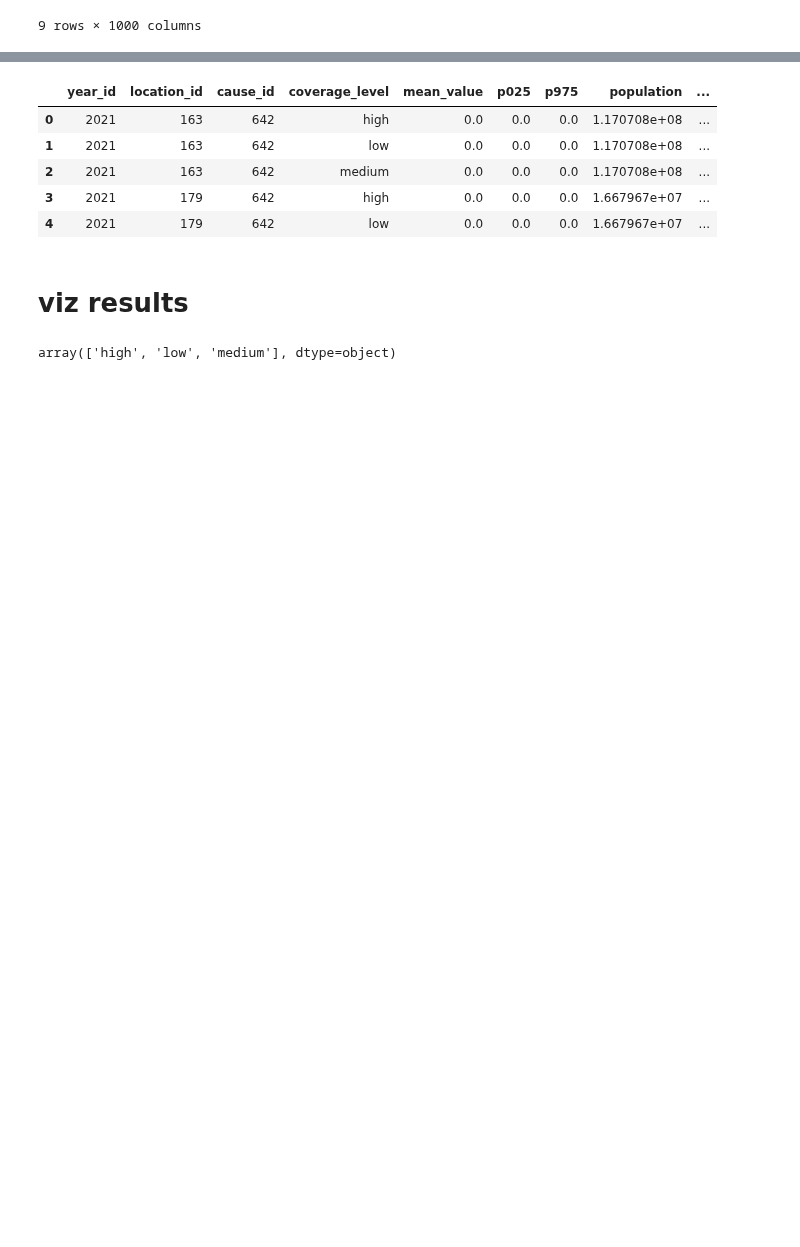
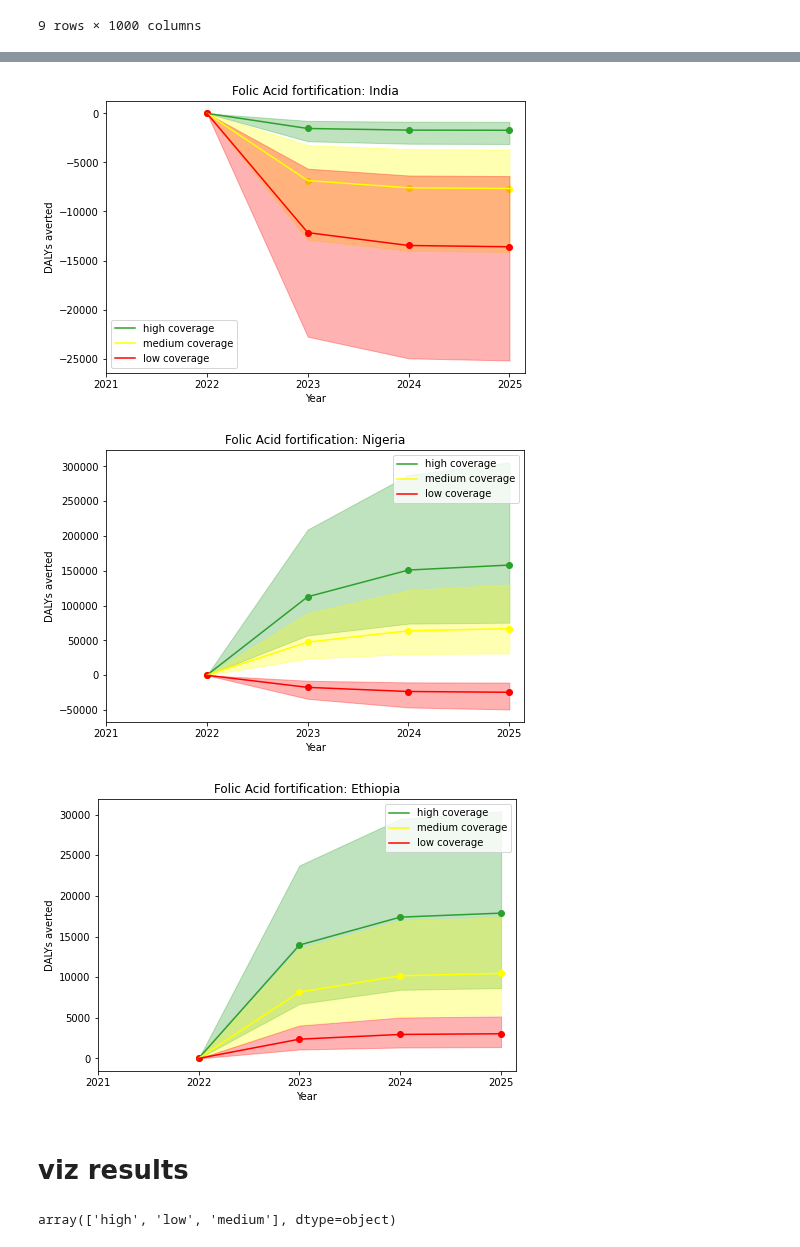
Before and after one commit to ihmeuw/vivarium_data_analysis, a Jupyter notebook: pre_processing/lsff_project/multiplication_models/dichotomous_models/2021_02_16_folic_acid_multiplicative_model_updated_alpha.ipynb, the cells around one changed output, grey strips where cells are left out. Drawn from its saved outputs; the diff is of its cells as text; code cells hidden in the pictures; blank space fills up the shorter version.

```diff
--- a/pre_processing/lsff_project/multiplication_models/dichotomous_models/2021_02_16_folic_acid_multiplicative_model_updated_alpha.ipynb
+++ b/pre_processing/lsff_project/multiplication_models/dichotomous_models/2021_02_16_folic_acid_multiplicative_model_updated_alpha.ipynb
@@ -663,12 +532,43 @@ dalys_averted_u5['p975_dalys_per_100_000py'] = dalys_averted_u5.p975 / dalys_ave
-# %%
-dalys_averted_u5.head()
-# %% [output]
-|  | year_id | location_id | cause_id | coverage_level | mean_value | p025 | p975 | population | ... |
-| 0 | 2021 | 163 | 642 | high | 0.0 | 0.0 | 0.0 | 1.170708e+08 | ... |
-| 1 | 2021 | 163 | 642 | low | 0.0 | 0.0 | 0.0 | 1.170708e+08 | ... |
-| 2 | 2021 | 163 | 642 | medium | 0.0 | 0.0 | 0.0 | 1.170708e+08 | ... |
-| 3 | 2021 | 179 | 642 | high | 0.0 | 0.0 | 0.0 | 1.667967e+07 | ... |
-| 4 | 2021 | 179 | 642 | low | 0.0 | 0.0 | 0.0 | 1.667967e+07 | ... |
+# %%
+def plot_dalys_averted_by_country(save_path):
+    pdf = matplotlib.backends.backend_pdf.PdfPages(save_path)
+    location_names = {
+        179:"Ethiopia",
+        163:"India",
+        214:"Nigeria",
+        205:"Côte d'Ivoire",
+        190:"Uganda",
+        189:"United Republic of Tanzania"
+    }
+    colors = {'full': 'tab:blue', 'high': 'tab:green', 'medium':'yellow', 'low': 'red'}
+
+    for loc in [163,214,179]:
+        fig, ax = plt.subplots(figsize=(7.5, 5))
+        for level in ['high','medium','low']:
+
+            plt.scatter(dalys_averted_u5[(dalys_averted_u5.location_id==loc) & (dalys_averted_u5.coverage_level==level)].year_id,
+                       dalys_averted_u5[(dalys_averted_u5.location_id==loc) & (dalys_averted_u5.coverage_level==level)].mean_value, color = colors[level])
+            plt.plot(dalys_averted_u5[(dalys_averted_u5.location_id==loc) & (dalys_averted_u5.coverage_level==level)].year_id,
+                       dalys_averted_u5[(dalys_averted_u5.location_id==loc) & (dalys_averted_u5.coverage_level==level)].mean_value,  color = colors[level], label = f'{level} coverage')
+            plt.fill_between(dalys_averted_u5[(dalys_averted_u5.location_id==loc) & (dalys_averted_u5.coverage_level==level)].year_id,
+                             dalys_averted_u5[(dalys_averted_u5.location_id==loc) & (dalys_averted_u5.coverage_level==level)].p975,
+                             dalys_averted_u5[(dalys_averted_u5.location_id==loc) & (dalys_averted_u5.coverage_level==level)].p025, alpha=0.3, color = colors[level])
+            plt.ylabel('DALYs averted')
+            plt.xlabel('Year')
+            plt.title(f'Folic Acid fortification: {location_names[loc]}')
+            plt.legend()
+            plt.xticks([2021,2022,2023,2024,2025], [2021,2022,2023,2024,2025])
+        pdf.savefig(fig)
+
+    plt.show()
+    pdf.close()
+
+save_path = '/ihme/homes/beatrixh/repos/scratch/test.pdf'
+plot_dalys_averted_by_country(save_path)
+# %% [output]
+[figure, added]
+[figure, added]
+[figure, added]
 # %% [markdown]
 # viz results
 # %%
```
Also changed, not shown: parts of 40 cells of this notebook.
